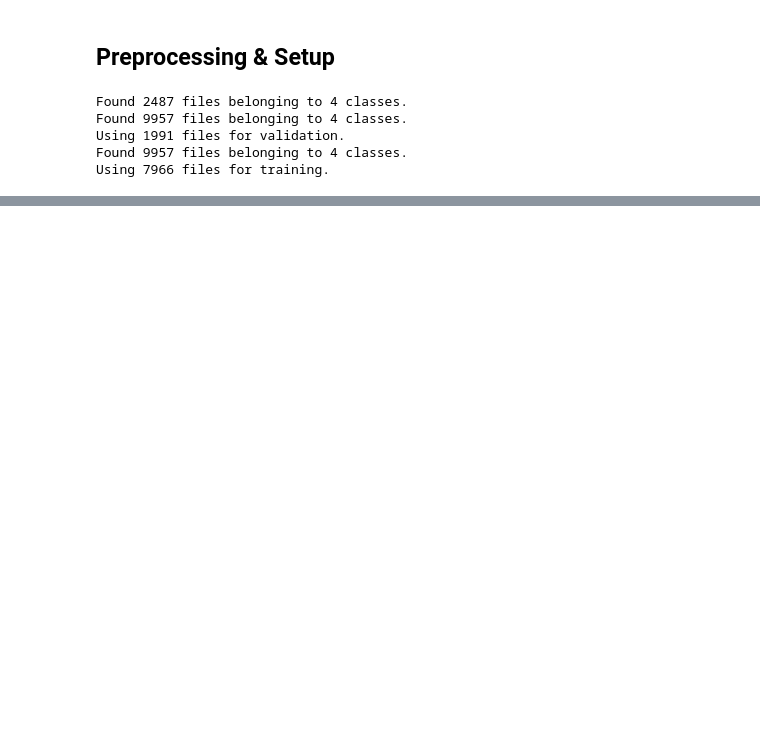
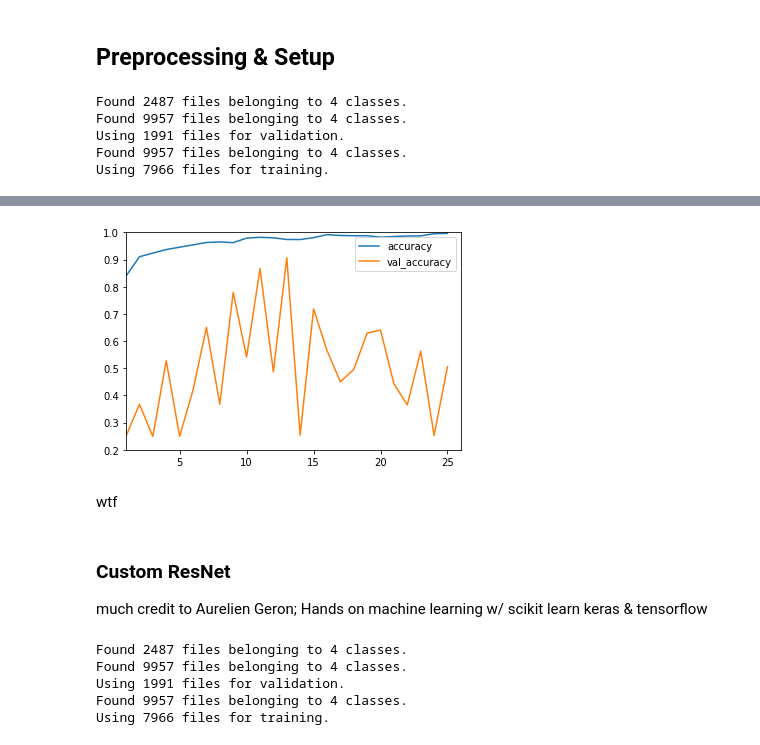
Before and after one commit to ljrn8/quick-notebooks, a Jupyter notebook: blood_cells.ipynb, the cells around one changed output, grey strips where cells are left out. Saved outputs shown, nothing was run; the diff lists cells and outputs as text; code cells hidden in the pictures; blank space fills up the shorter version.

```diff
--- a/blood_cells.ipynb
+++ b/blood_cells.ipynb
@@ -229,0 +267,3 @@ oop
+# %%
+test_ds, train_ds, valid_ds, ds = load_data()
+full_train_ds = valid_ds.concatenate(train_ds) # larger ds
@@ -229,0 +272,13 @@ oop
+# %%
+model = tf.keras.applications.DenseNet121( # less params
+    include_top=True, weights=None,
+    input_shape=[256, 256, 3], classes=4,
+)
+model.compile(
+    optimizer=keras.optimizers.Adam(0.003), # slower lr
+    loss=keras.losses.SparseCategoricalCrossentropy(),
+    metrics=['accuracy']
+)
+
+early_stopping_cb = keras.callbacks.EarlyStopping(patience=6) # increase patience
+history = model.fit(full_train_ds, epochs=30, callbacks=[early_stopping_cb], validation_data=test_ds)
@@ -229,0 +303,10 @@ oop
+# %%
+pd.DataFrame(history.history)[['accuracy', 'val_accuracy']].plot(xlim=[1, 26], ylim=[0.2, 1])
+plt.show()
+# %% [output]
+[figure, added]
+# %% [markdown]
+wtf
+# %% [markdown]
+### Custom ResNet
+much credit to Aurelien Geron; Hands on machine learning w/ scikit learn keras & tensorflow
@@ -229,0 +383,9 @@ oop
+# %%
+test_ds, train_ds, valid_ds, ds = load_data(batch=20)
+full_train_ds = valid_ds.concatenate(train_ds)
+# %% [output]
+Found 2487 files belonging to 4 classes.
+Found 9957 files belonging to 4 classes.
+Using 1991 files for validation.
+Found 9957 files belonging to 4 classes.
+Using 7966 files for training.
```
Also changed, not shown: parts of 32 cells of this notebook.
